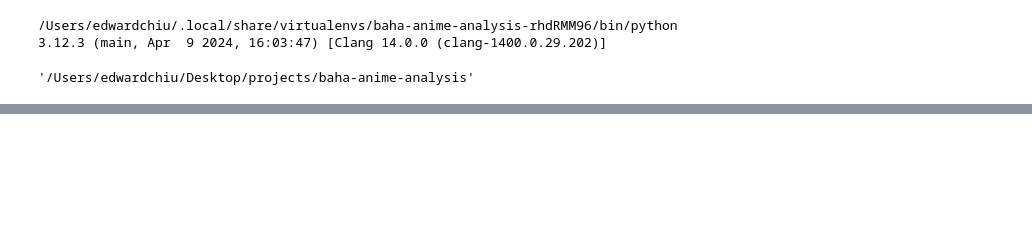
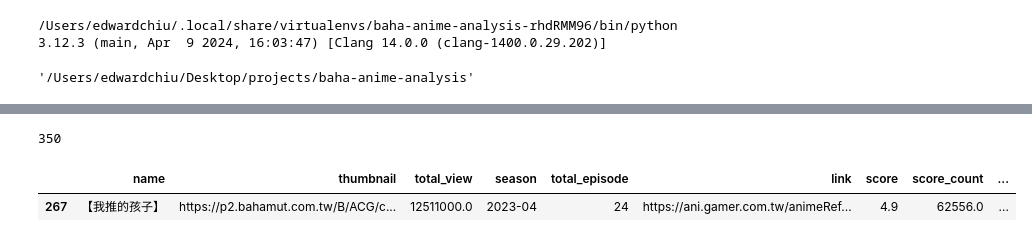
Before and after one commit to edward19978695/baha-anime-analysis, a Jupyter notebook: dev/web_crawl.ipynb, the cells around one changed output, grey strips where cells are left out. Saved outputs shown, nothing was run; the diff lists cells and outputs as text; code cells hidden in the pictures; blank space fills up the shorter version.

```diff
--- a/dev/web_crawl.ipynb
+++ b/dev/web_crawl.ipynb
@@ -205,0 +354,4 @@ df_new_animes[df_new_animes['first_launched_date'] < '2024-10-01']
+# %%
+len(comments)
+# %% [output]
+350
@@ -205,0 +439,5 @@ df_new_animes[df_new_animes['first_launched_date'] < '2024-10-01']
+# %%
+df_all_animes[df_all_animes['name'] == '【我推的孩子】']
+# %% [output]
+|  | name | thumbnail | total_view | season | total_episode | link | score | score_count | ... |
+| 267 | 【我推的孩子】 | https://p2.bahamut.com.tw/B/ACG/c... | 12511000.0 | 2023-04 | 24 | https://ani.gamer.com.tw/animeRef... | 4.9 | 62556.0 | ... |
```
Also changed, not shown: parts of 53 cells of this notebook, 6 other files.
